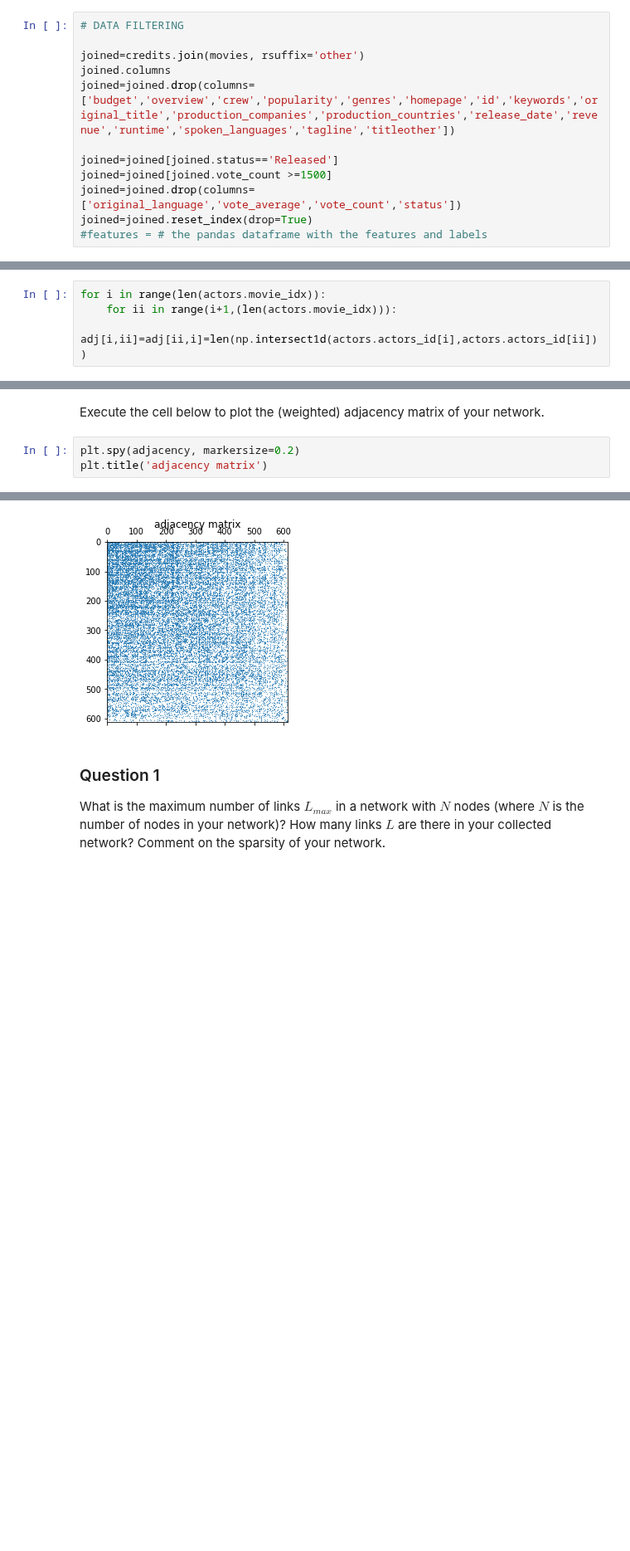
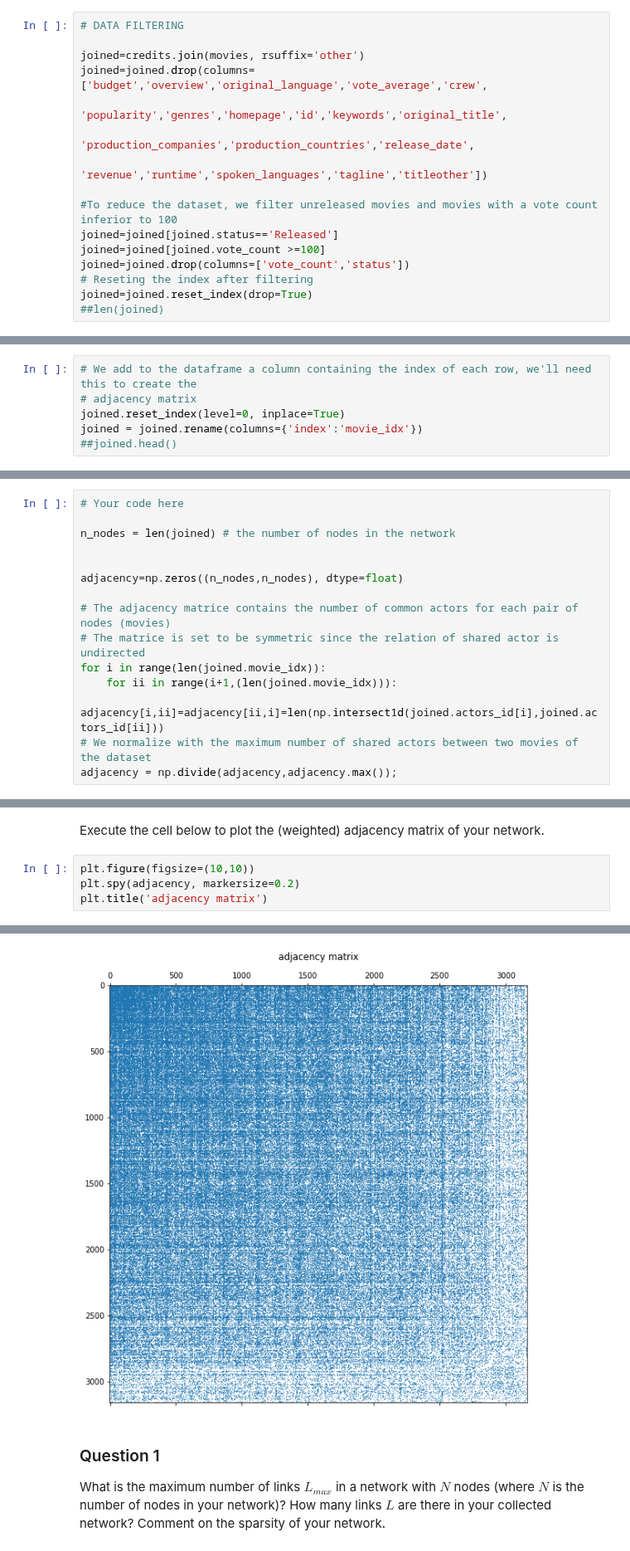
Before and after one commit to vndk36/Project_ntds2018, a Jupyter notebook: 1_TMDb_hugodeus.ipynb, the cells around one changed output, grey strips where cells are left out. Shown at 83% size. Cells and saved outputs as stored; diff of their text form; blank space fills up the shorter version.

```diff
--- a/1_TMDb_hugodeus.ipynb
+++ b/1_TMDb_hugodeus.ipynb
@@ -51,12 +52,16 @@ for column in json_columns:
 # DATA FILTERING
 
 joined=credits.join(movies, rsuffix='other')
-joined.columns
-joined=joined.drop(columns=['budget','overview','crew','popularity','genres','homepage','id','keywords','original_title','production_companies','production_countries','release_date','revenue','runtime','spoken_languages','tagline','titleother'])
+joined=joined.drop(columns=['budget','overview','original_language','vote_average','crew',
+                            'popularity','genres','homepage','id','keywords','original_title',
+                            'production_companies','production_countries','release_date',
+                            'revenue','runtime','spoken_languages','tagline','titleother'])
 
+#To reduce the dataset, we filter unreleased movies and movies with a vote count inferior to 100
 joined=joined[joined.status=='Released']
-joined=joined[joined.vote_count >=1500]
-joined=joined.drop(columns=['original_language','vote_average','vote_count','status'])
+joined=joined[joined.vote_count >=100]
+joined=joined.drop(columns=['vote_count','status'])
+# Reseting the index after filtering
 joined=joined.reset_index(drop=True)
-#features = # the pandas dataframe with the features and labels
+##len(joined)
 # %%
@@ -106,4 +86,0 @@ adj=np.zeros((n_nodes,n_nodes), dtype=int)
-# %%
-for i in range(len(actors.movie_idx)):
-    for ii in range(i+1,(len(actors.movie_idx))):
-            adj[i,ii]=adj[ii,i]=len(np.intersect1d(actors.actors_id[i],actors.actors_id[ii]))
@@ -128,3 +91,9 @@ array([[ 0,  0,  0,  0,  0,  0,  0,  0,  0,  0,  0,  0,  0,  0,  0],
+# %%
+# We add to the dataframe a column containing the index of each row, we'll need this to create the
+# adjacency matrix
+joined.reset_index(level=0, inplace=True)
+joined = joined.rename(columns={'index':'movie_idx'})
+##joined.head()
 # %% [markdown]
 ### B. Create the adjacency matrix of your network.
 # %% [markdown]
@@ -152,8 +109,24 @@ array([[0.        , 0.        , 0.        , 0.        , 0.        ],
+# %%
+# Your code here
+
+n_nodes = len(joined) # the number of nodes in the network
+
+
+adjacency=np.zeros((n_nodes,n_nodes), dtype=float)
+
+# The adjacency matrice contains the number of common actors for each pair of nodes (movies)
+# The matrice is set to be symmetric since the relation of shared actor is undirected
+for i in range(len(joined.movie_idx)):
+    for ii in range(i+1,(len(joined.movie_idx))):
+            adjacency[i,ii]=adjacency[ii,i]=len(np.intersect1d(joined.actors_id[i],joined.actors_id[ii]))
+# We normalize with the maximum number of shared actors between two movies of the dataset
+adjacency = np.divide(adjacency,adjacency.max());
 # %% [markdown]
 ## Part 2
 # %% [markdown]
 Execute the cell below to plot the (weighted) adjacency matrix of your network.
 # %%
+plt.figure(figsize=(10,10))
 plt.spy(adjacency, markersize=0.2)
 plt.title('adjacency matrix')
 # %% [output]
@@ -161,4 +134,4 @@ Text(0.5,1.05,'adjacency matrix')
-[figure, old version]
+[figure, new version]
 # %% [markdown]
 ### Question 1
 
```
Also changed, not shown: parts of 34 cells of this notebook.
